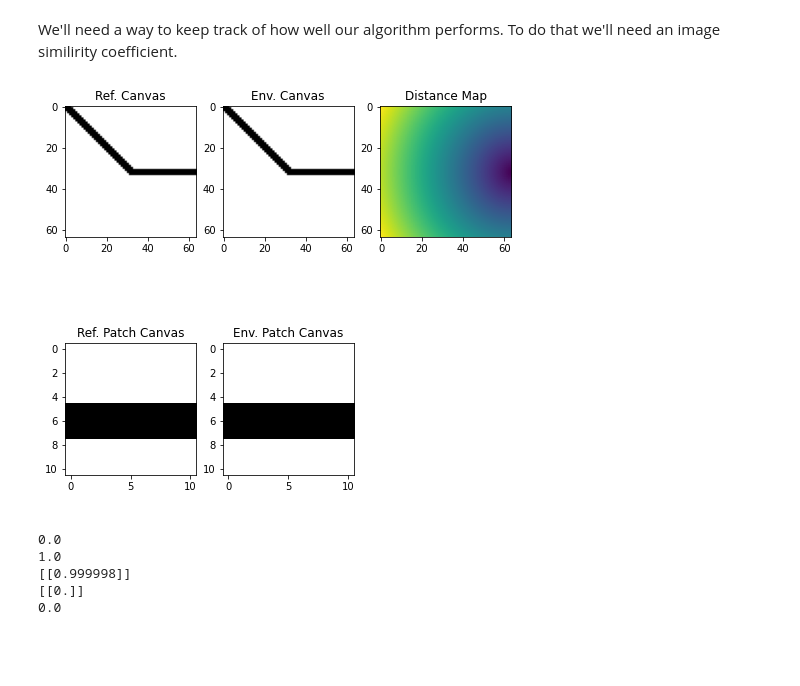
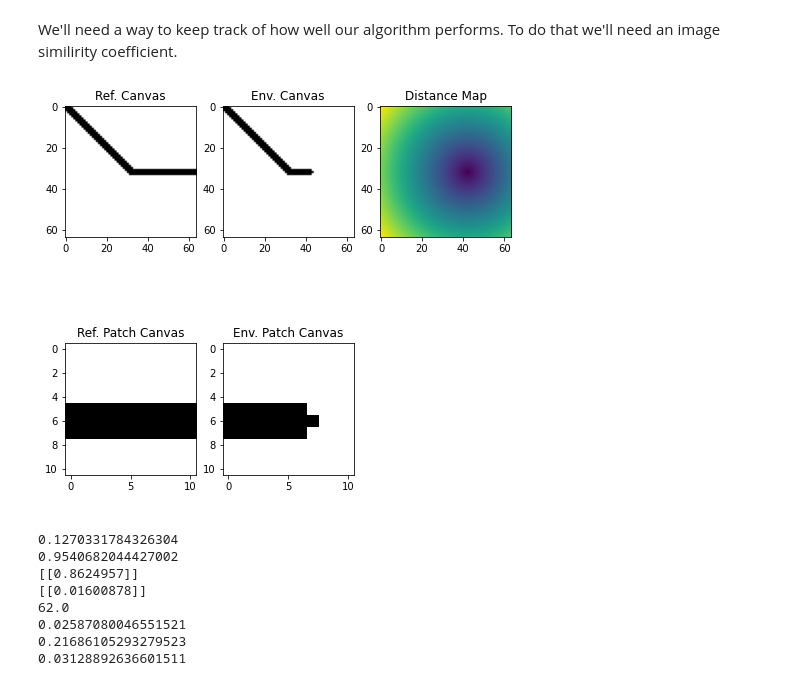
Before and after one commit to AlexStirban/RLPaint, a Jupyter notebook: Playground/RLPaint/image_sim.ipynb, the cells around one changed output. Saved outputs shown, nothing was run; the diff lists cells and outputs as text; code cells hidden in the pictures; blank space fills up the shorter version.

```diff
--- a/Playground/RLPaint/image_sim.ipynb
+++ b/Playground/RLPaint/image_sim.ipynb
@@ -34,19 +28,49 @@ env.reset([0, 0]);
+# %%
+# Ref canvas
+IMG_SIZE = 64
+PATCH_SIZE = 11
+ref_canvas = np.full((IMG_SIZE, IMG_SIZE, 3), 255, dtype=np.uint8)
+ref_canvas = cv2.line(ref_canvas, (0, 0), (32, 32), (0, 0, 0), 2)
+ref_canvas = cv2.line(ref_canvas, (32, 32), (64, 32), (0, 0, 0), 2)
+
+rmse = lambda x, y: np.sum((x - y) ** 2)
+env = DiscreteTelesketchEnv(
+    ref_canvas,
+    rmse,
+    lambda sim: sim < 5,
+    5, 2,
+    patch_size=(PATCH_SIZE, PATCH_SIZE),
+    render_mode="image"
+)
+
+env.reset();
 # %%
 x = env.step(0)
 env.render()
 
 ref = x[0]["ref"]
 cnv = x[0]["cnv"]
 
 print(normalized_root_mse(ref, cnv))
 print(ssim(ref, cnv, data_range=1))
 print(match_template(ref, cnv))
 print(cv2.matchTemplate(cnv, ref, cv2.TM_SQDIFF_NORMED))
 print(rmse(ref, cnv))
+
+d1 = cv2.matchShapes(ref, cnv, cv2.CONTOURS_MATCH_I1,0)
+d2 = cv2.matchShapes(ref, cnv, cv2.CONTOURS_MATCH_I2,0)
+d3 = cv2.matchShapes(ref, cnv, cv2.CONTOURS_MATCH_I3,0)
+
+print(d1)
+print(d2)
+print(d3)
 # %% [output]
-[figure, old version]
+[figure, new version]
-0.0
-1.0
-[[0.999998]]
-[[0.]]
-0.0
+0.1270331784326304
+0.9540682044427002
+[[0.8624957]]
+[[0.01600878]]
+62.0
+0.02587080046551521
+0.21686105293279523
+0.03128892636601511
```
Also changed, not shown: parts of 13 cells of this notebook, 8 other files.
